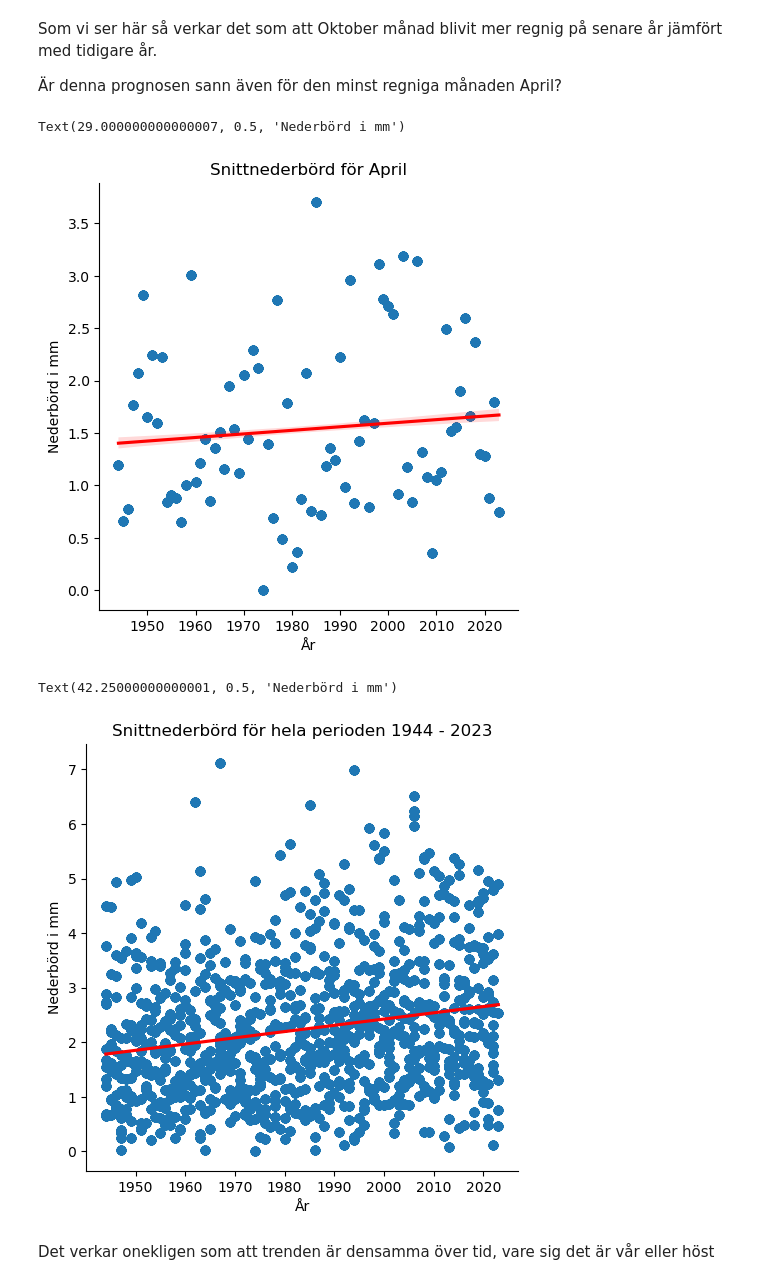
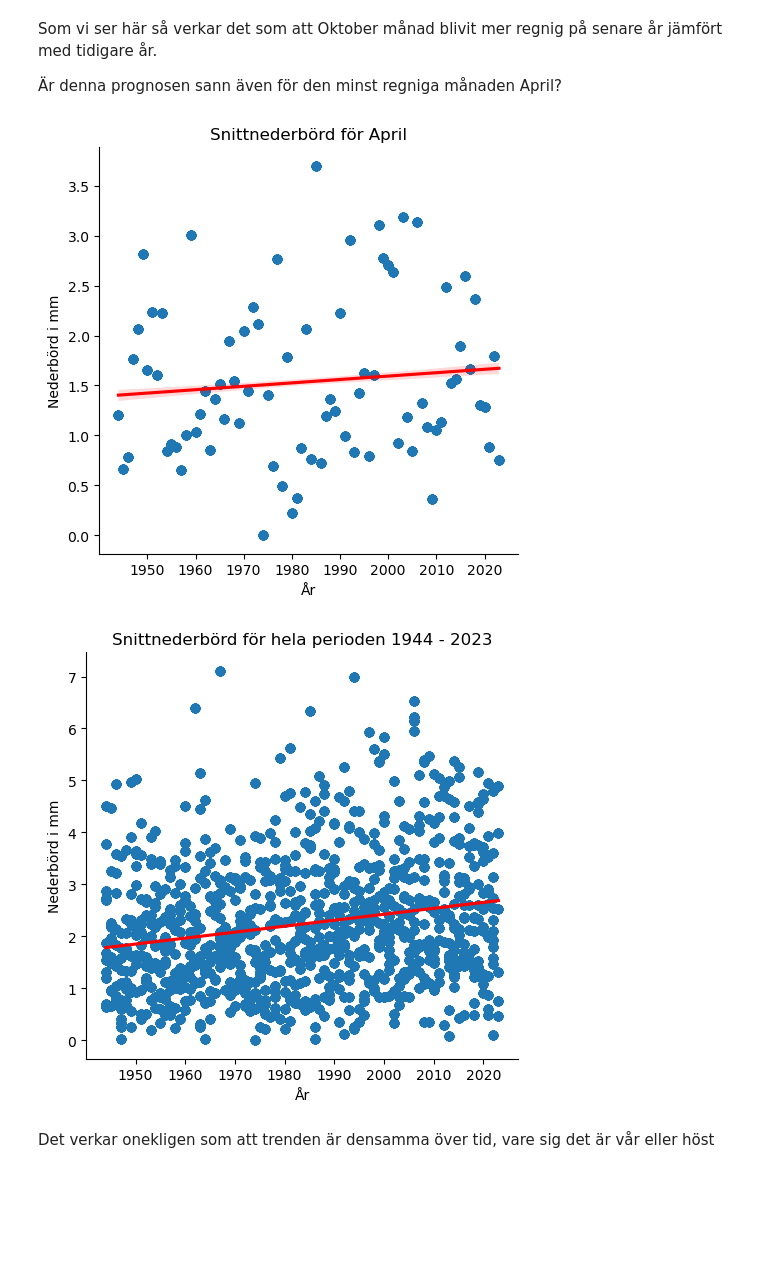
Before and after one commit to msteele919/projectwork, a Jupyter notebook: Kristoffer/plotting_rain.ipynb, the cells around one changed output. Drawn from its saved outputs; the diff is of its cells as text; code cells hidden in the pictures; blank space fills up the shorter version.

```diff
--- a/Kristoffer/plotting_rain.ipynb
+++ b/Kristoffer/plotting_rain.ipynb
@@ -5,6 +5,7 @@ import matplotlib.pyplot as plt
 import seaborn as sns
 from scipy import stats
 # %%
-precip = pd.read_pickle("../Dataframes/df_precipitation.pkl")
+# precip = pd.read_pickle("../Dataframes/df_precipitation.pkl")
+precip = pd.read_pickle("../Dataframes/df_compiled_daily_precipitation_gbg_save.pkl")
 # %% [markdown]
 # Vid vilken period regnar det mest?
@@ -144,23 +229,23 @@ Text(42.25000000000001, 0.5, 'Nederbörd i mm')
 
 Är denna prognosen sann även för den minst regniga månaden April?
 # %%
-sns.lmplot(x='Year', y='Monthly avg', data=aprilregn, line_kws={'color': 'red'})
+sns.lmplot(x='Year', y='Avg_nederbörd_per_dag', data=aprilregn, line_kws={'color': 'red'})
 plt.title('Snittnederbörd för April')
 plt.xlabel('År')
 plt.ylabel('Nederbörd i mm')
+plt.tight_layout()
 # plt.savefig('../plottar/aprilregn.png')
 # %% [output]
-Text(29.000000000000007, 0.5, 'Nederbörd i mm')
-[figure, old version]
+[figure, new version]
 # %%
-sns.lmplot(x='Year', y='Monthly avg', data=precip, line_kws={'color': 'red'})
+sns.lmplot(x='Year', y='Avg_nederbörd_per_dag', data=precip, line_kws={'color': 'red'})
 plt.title('Snittnederbörd för hela perioden 1944 - 2023')
 plt.xlabel('År')
 plt.ylabel('Nederbörd i mm')
+plt.tight_layout()
 # plt.savefig("../plottar/regnperår.png")
 # %% [output]
-Text(42.25000000000001, 0.5, 'Nederbörd i mm')
-[figure, old version]
+[figure, new version]
 # %% [markdown]
 Det verkar onekligen som att trenden är densamma över tid, vare sig det är vår eller höst
 # %%
```
Also changed, not shown: parts of 23 cells of this notebook, 11 other files.
